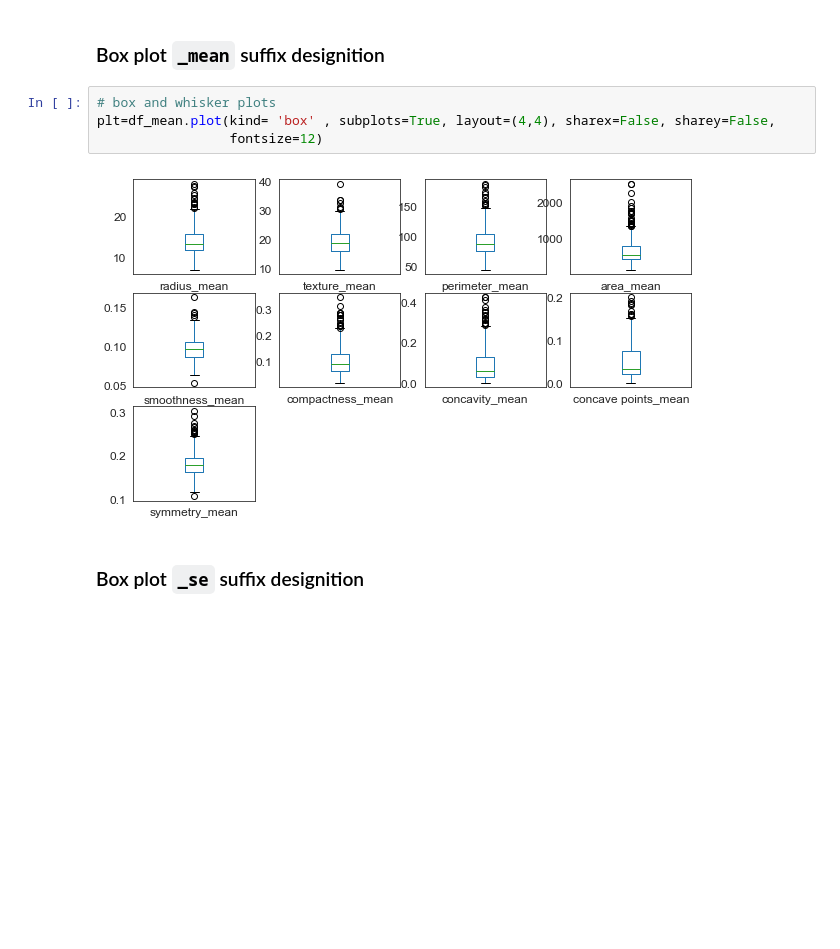
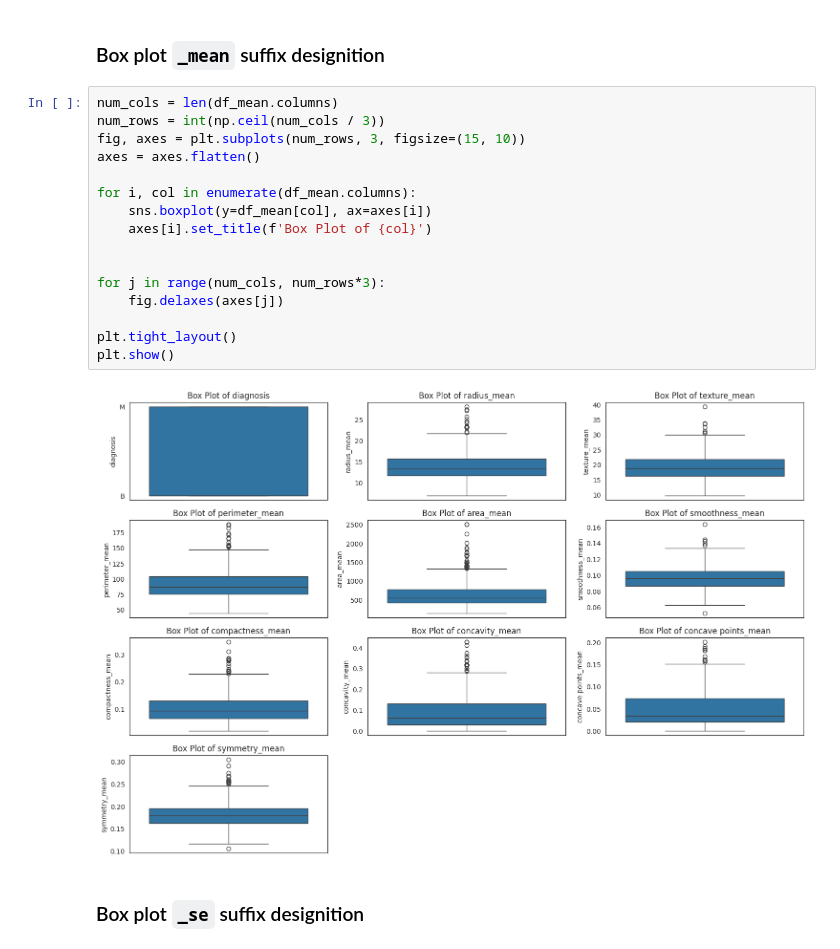
Before and after one commit to Ehtisham1053/Machine-learning-projects, a Jupyter notebook: Breast_Cancer_Prediction.ipynb, the cells around one changed output. Drawn from its saved outputs; the diff is of its cells as text; blank space fills up the shorter version.

```diff
--- a/Breast_Cancer_Prediction.ipynb
+++ b/Breast_Cancer_Prediction.ipynb
@@ -546,12 +546,24 @@ Many **machine learning algorithms** assume a **normal distribution** of input f
 ## 2.3.3 Visualise distribution of data via box plots
 # %% [markdown]
 ### Box plot `_mean` suffix designition
-# %%
-# box and whisker plots
-plt=df_mean.plot(kind= 'box' , subplots=True, layout=(4,4), sharex=False, sharey=False,
-                 fontsize=12)
-# %% [output]
-[figure, removed]
+# %%
+num_cols = len(df_mean.columns)
+num_rows = int(np.ceil(num_cols / 3))
+fig, axes = plt.subplots(num_rows, 3, figsize=(15, 10))
+axes = axes.flatten()
+
+for i, col in enumerate(df_mean.columns):
+    sns.boxplot(y=df_mean[col], ax=axes[i])
+    axes[i].set_title(f'Box Plot of {col}')
+
+
+for j in range(num_cols, num_rows*3):
+    fig.delaxes(axes[j])
+
+plt.tight_layout()
+plt.show()
+# %% [output]
+[figure, added]
 # %% [markdown]
 ### Box plot `_se` suffix designition
 # %%
```
